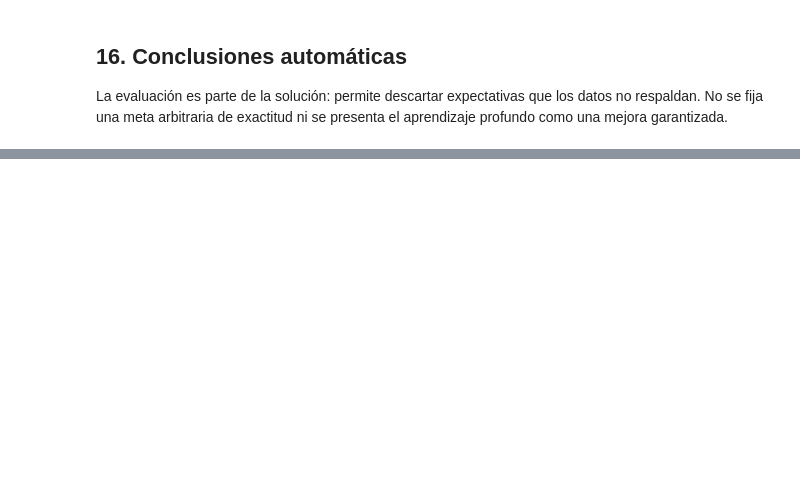
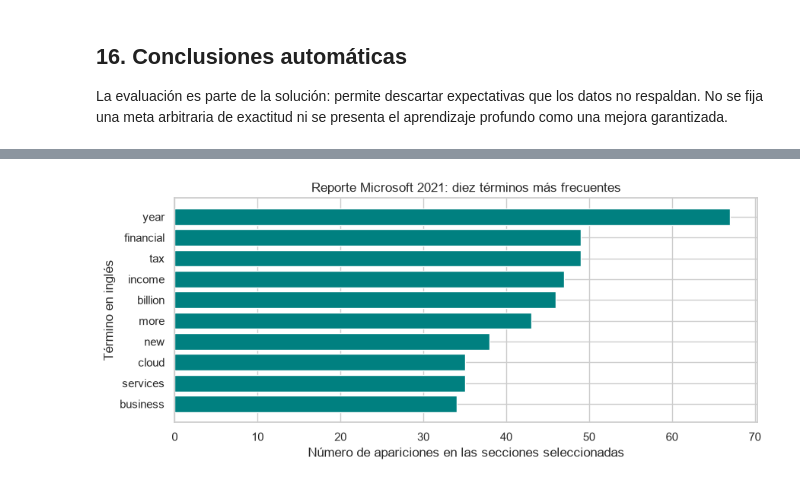
Before and after one commit to zKarloz/trabajo_final_machine_learning, a Jupyter notebook: notebooks/avance_trabajo_final.ipynb, the cells around one changed output, grey strips where cells are left out. Drawn from its saved outputs; the diff is of its cells as text; code cells hidden in the pictures; blank space fills up the shorter version.

```diff
--- a/notebooks/avance_trabajo_final.ipynb
+++ b/notebooks/avance_trabajo_final.ipynb
@@ -941,0 +1153,15 @@ El período final ya se examinó antes: hace falta una evaluación independiente
+# %%
+# La frecuencia describe menciones, no importancia económica ni sentimiento
+plt.figure(figsize=(9, 4))
+plt.barh(
+    frecuentes_nlp["Termino"][::-1],
+    frecuentes_nlp["Frecuencia"][::-1],
+    color="teal",
+)
+plt.title("Reporte Microsoft 2021: diez términos más frecuentes")
+plt.xlabel("Número de apariciones en las secciones seleccionadas")
+plt.ylabel("Término en inglés")
+plt.tight_layout()
+plt.show()
+# %% [output]
+[figure, added]
```
Also changed, not shown: parts of 35 cells of this notebook.
